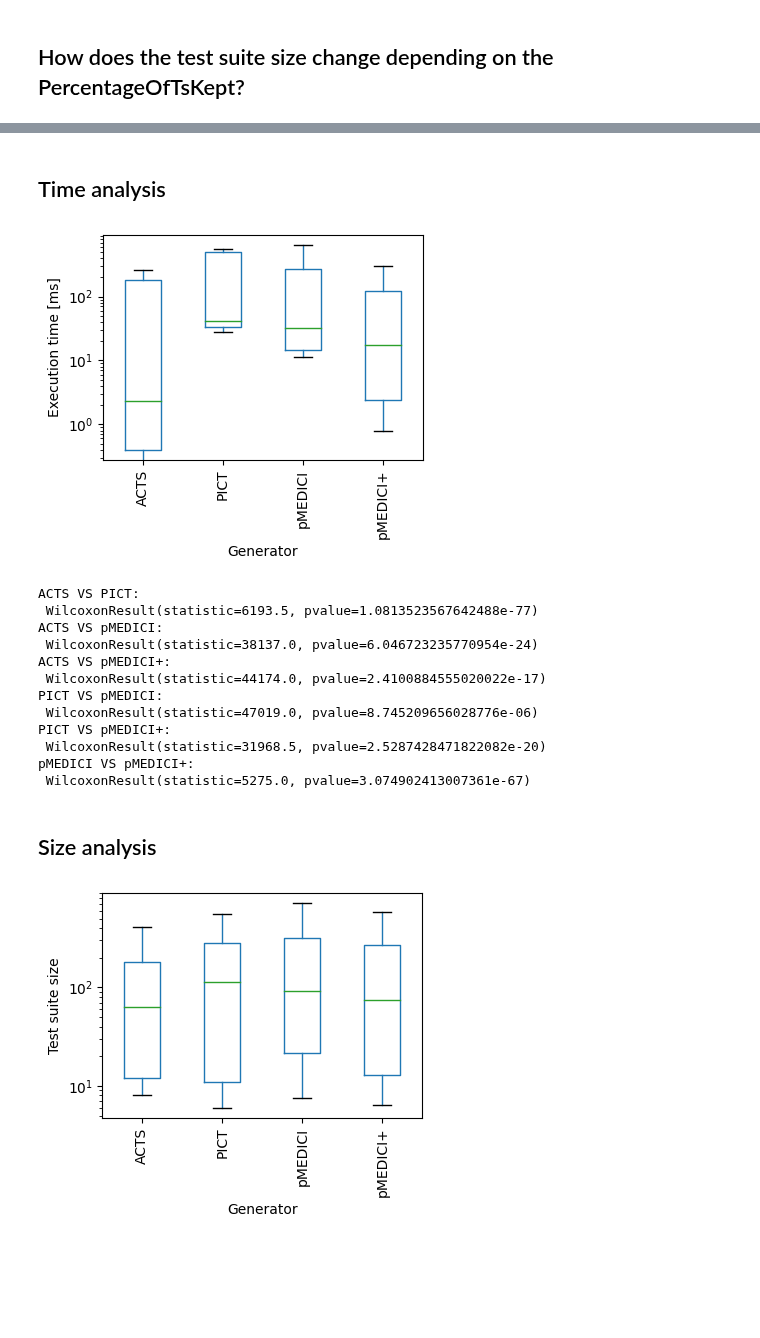
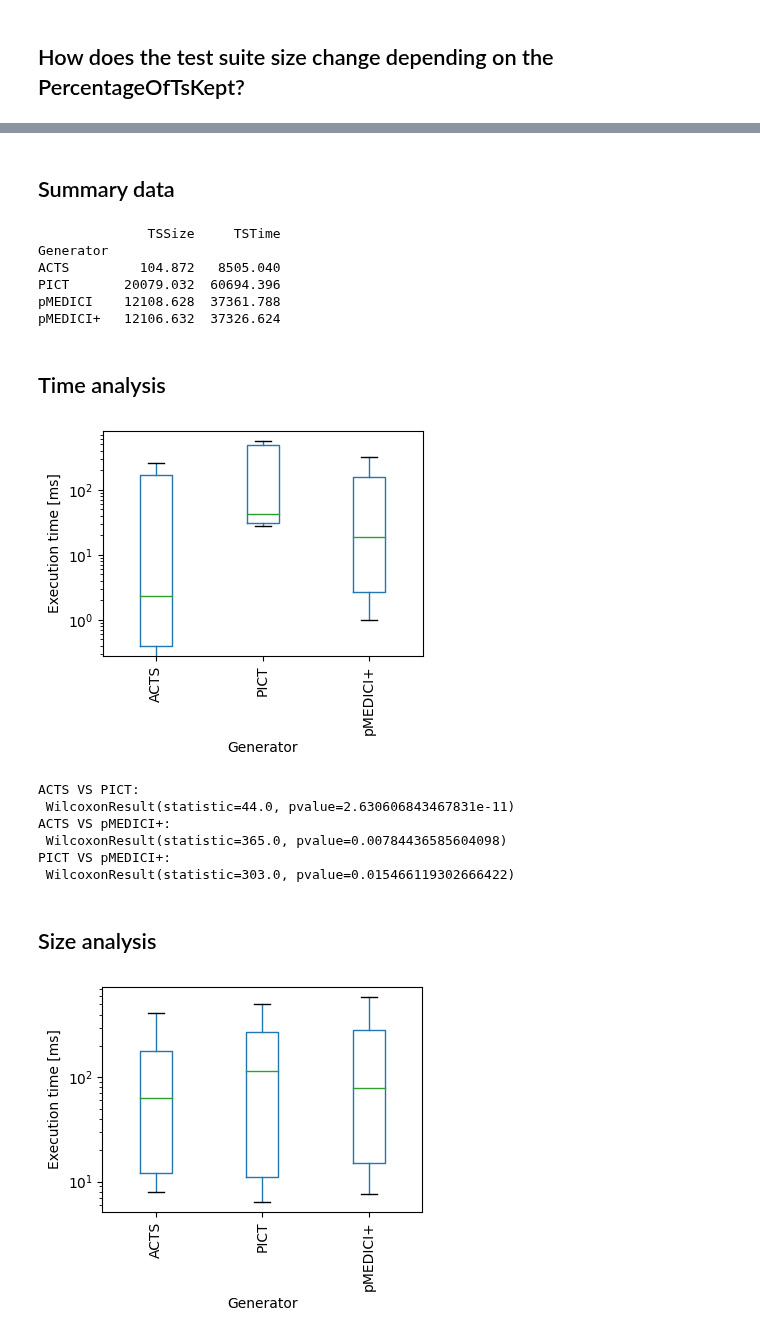
Before and after one commit to fmselab/ct-tools, a Jupyter notebook: IncrementalCitGeneration/experiments/AnalysisExperimentsTSCP.ipynb, the cells around one changed output, grey strips where cells are left out. Drawn from its saved outputs; the diff is of its cells as text; code cells hidden in the pictures; blank space fills up the shorter version.

```diff
--- a/IncrementalCitGeneration/experiments/AnalysisExperimentsTSCP.ipynb
+++ b/IncrementalCitGeneration/experiments/AnalysisExperimentsTSCP.ipynb
@@ -156,8 +116,25 @@ Text(0.5, 0, 'Percentage of old test suites removed')
+# %% [markdown]
+## Summary data
+# %%
+# Print the average time and size for each Generator
+dfSummary = dfFiltered[dfFiltered['PercentageOfOldTsKept'] == 80]
+print(dfSummary.groupby(['Generator']).agg({'TSSize':'mean', 'TSTime':'mean'}))
+# %% [output]
+              TSSize     TSTime
+Generator
+ACTS         104.872   8505.040
+PICT       20079.032  60694.396
+pMEDICI    12108.628  37361.788
+pMEDICI+   12106.632  37326.624
 # %% [markdown]
 ## Time analysis
 # %%
+# Filter only data with PercentageOfOldTsKept = 80
+dfExecutionTime = dfFiltered[dfFiltered['PercentageOfOldTsKept'] == 80]
 # Extract the execution time of different generators
-dfExecutionTime = dfFiltered[['Generator','TSTime']]
+dfExecutionTime = dfExecutionTime[['Generator','TSTime']]
+# Remove rows referred to pMEDICI
+dfExecutionTime = dfExecutionTime[~ (dfExecutionTime['Generator'] ==  'pMEDICI')]
 
 # Boxplot the execution time of different generators and remove the outliers
 ax = dfExecutionTime.boxplot(by='Generator', showfliers=False, grid=False, rot=90)
@@ -170,46 +147,45 @@ plt.suptitle('')
 fig = plt.gcf()
 fig.set_size_inches(4, 3)
 # Export the figure in PDF
-plt.savefig("pictures/SINC_TS_Time.pdf", bbox_inches='tight')
+plt.savefig("pictures/TSCP_TS_Time.pdf", bbox_inches='tight')
 # %% [output]
-[figure, old version]
+[figure, new version]
 # %%
 # Execute a Wilcoxon Signed-Rank test among each couple of Generators investigating the TSTime
 generators = dfExecutionTime['Generator'].unique()
+generators = generators[generators != 'pMEDICI']
 for generator1, generator2 in combinations(generators, 2):
     print(generator1 + " VS " + generator2 + ":\n", wilcoxon(dfExecutionTime[dfExecutionTime['Generator'] == generator1]['TSTime'], dfExecutionTime[dfExecutionTime['Generator'] == generator2]['TSTime']))
 # %% [output]
 ACTS VS PICT:
- WilcoxonResult(statistic=6193.5, pvalue=1.0813523567642488e-77)
-ACTS VS pMEDICI:
- WilcoxonResult(statistic=38137.0, pvalue=6.046723235770954e-24)
+ WilcoxonResult(statistic=44.0, pvalue=2.630606843467831e-11)
 ACTS VS pMEDICI+:
- WilcoxonResult(statistic=44174.0, pvalue=2.4100884555020022e-17)
-PICT VS pMEDICI:
- WilcoxonResult(statistic=47019.0, pvalue=8.745209656028776e-06)
+ WilcoxonResult(statistic=365.0, pvalue=0.00784436585604098)
 PICT VS pMEDICI+:
- WilcoxonResult(statistic=31968.5, pvalue=2.5287428471822082e-20)
-pMEDICI VS pMEDICI+:
- WilcoxonResult(statistic=5275.0, pvalue=3.074902413007361e-67)
+ WilcoxonResult(statistic=303.0, pvalue=0.015466119302666422)
 # %% [markdown]
 ## Size analysis
 # %%
-# Extract the TS Size of different generators
-dfTSSize = dfFiltered[['Generator','TSSize']]
+# Filter only data with PercentageOfOldTsKept = 80
+dfExecutionSize = dfFiltered[dfFiltered['PercentageOfOldTsKept'] == 80]
+# Extract the execution time of different generators
+dfExecutionSize = dfExecutionSize[['Generator','TSSize']]
+# Remove rows referred to pMEDICI
+dfExecutionSize = dfExecutionSize[~ (dfExecutionSize['Generator'] ==  'pMEDICI')]
 
-# Boxplot the TS Size of different generators and remove the outliers
-ax = dfTSSize.boxplot(by='Generator', showfliers=False, grid=False, rot=90)
+# Boxplot the execution time of different generators and remove the outliers
+ax = dfExecutionSize.boxplot(by='Generator', showfliers=False, grid=False, rot=90)
 ax.set_yscale('log')
-ax.set_ylabel('Test suite size')
+ax.set_ylabel('Execution time [ms]')
 ax.set_xlabel('Generator')
 ax.set_title('')
 plt.suptitle('')
 # Set the figure size
 fig = plt.gcf()
 fig.set_size_inches(4, 3)
 # Export the figure in PDF
-plt.savefig("pictures/SINC_TS_Size.pdf", bbox_inches='tight')
+plt.savefig("pictures/TSCP_TS_Size.pdf", bbox_inches='tight')
 # %% [output]
-[figure, old version]
+[figure, new version]
 # %%
 # Execute a Wilcoxon Signed-Rank test among each couple of Generators investigating the TSTime
```
Also changed, not shown: parts of 5 cells of this notebook, 7 other files.
